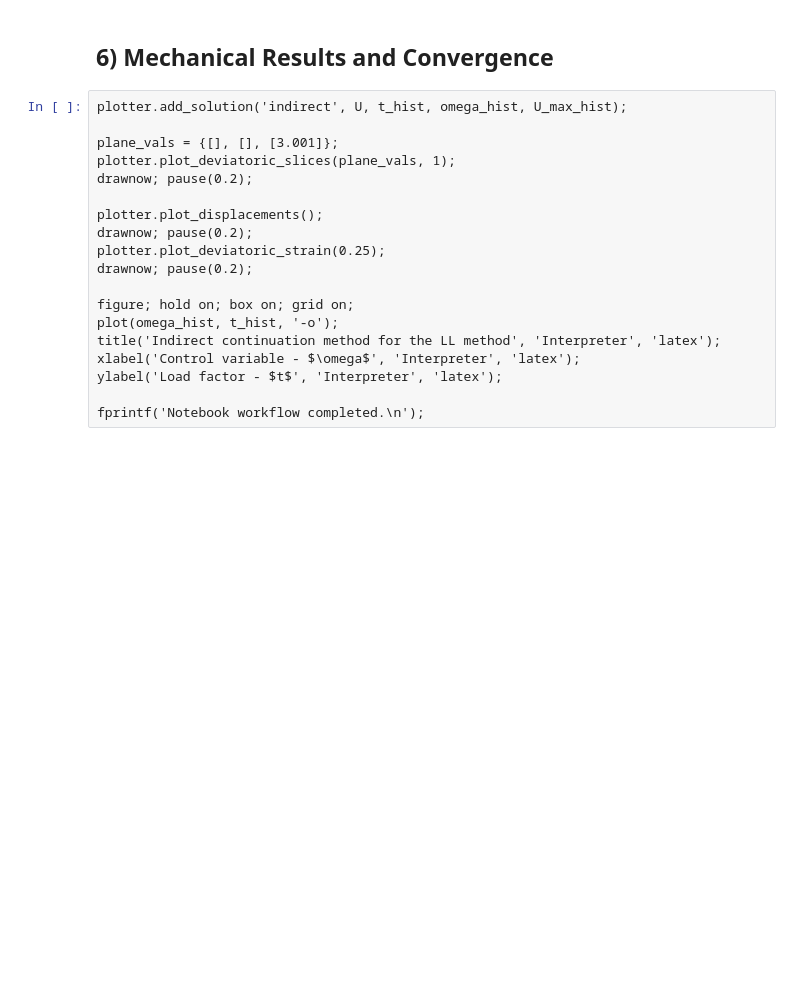
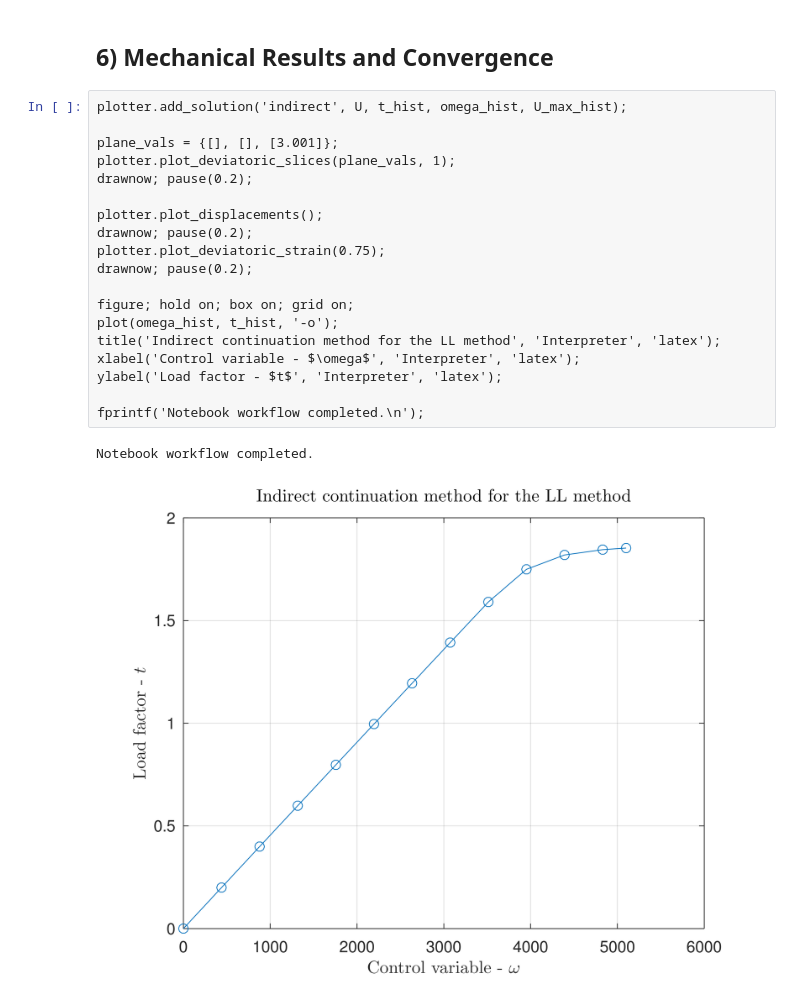
Before and after one commit to Beremi/slope_stability_octave, a Jupyter notebook: slope_stability/slope_stability_3D_homo_LL.ipynb, the cells around one changed output. Drawn from its saved outputs; the diff is of its cells as text; blank space fills up the shorter version.

Commit message:
Added Jupyter notebooks

```diff
--- a/slope_stability/slope_stability_3D_homo_LL.ipynb
+++ b/slope_stability/slope_stability_3D_homo_LL.ipynb
@@ -145,19 +192,22 @@ profiler.print_summary();
 # %%
 plotter.add_solution('indirect', U, t_hist, omega_hist, U_max_hist);
 
 plane_vals = {[], [], [3.001]};
 plotter.plot_deviatoric_slices(plane_vals, 1);
 drawnow; pause(0.2);
 
 plotter.plot_displacements();
 drawnow; pause(0.2);
-plotter.plot_deviatoric_strain(0.25);
+plotter.plot_deviatoric_strain(0.75);
 drawnow; pause(0.2);
 
 figure; hold on; box on; grid on;
 plot(omega_hist, t_hist, '-o');
 title('Indirect continuation method for the LL method', 'Interpreter', 'latex');
 xlabel('Control variable - $\omega$', 'Interpreter', 'latex');
 ylabel('Load factor - $t$', 'Interpreter', 'latex');
 
 fprintf('Notebook workflow completed.\n');
+# %% [output]
+Notebook workflow completed.
+[figure, added]
```
Also changed, not shown: parts of 7 cells of this notebook, 18 other files.
